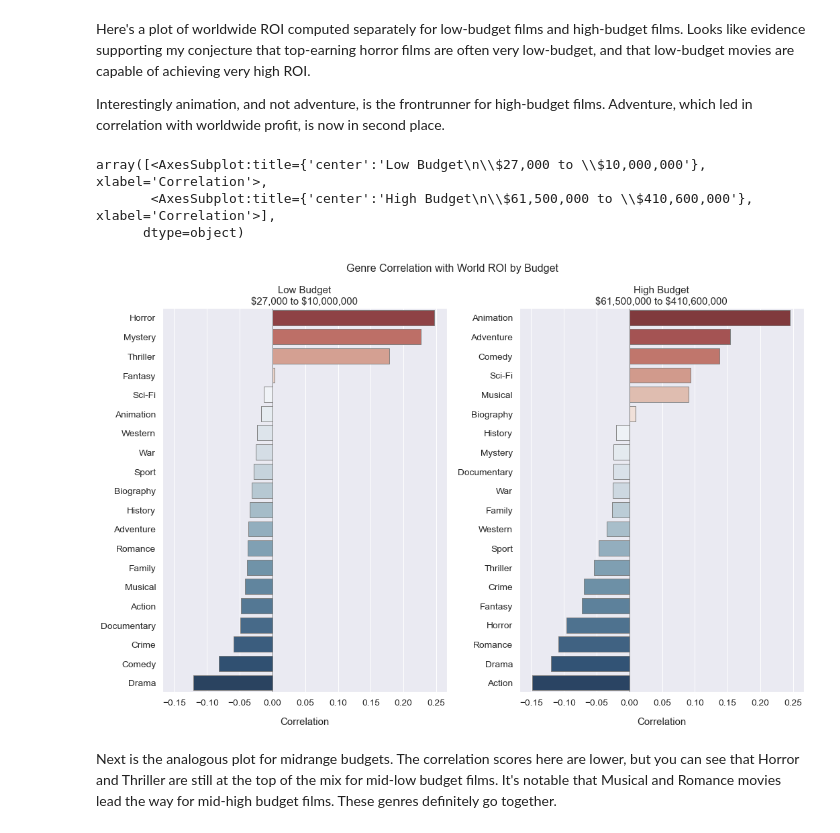
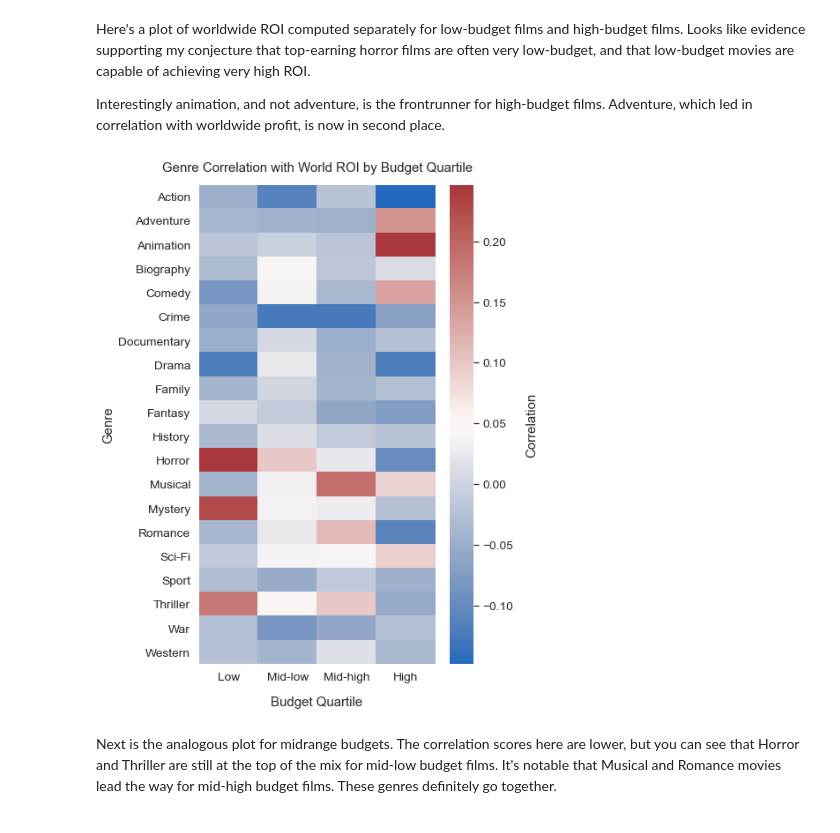
Before and after one commit to ndgigliotti/dsc-phase-1-project, a Jupyter notebook: genre_profitability.ipynb, the cells around one changed output. Cells and saved outputs as stored; diff of their text form; code cells hidden in the pictures.

```diff
--- a/genre_profitability.ipynb
+++ b/genre_profitability.ipynb
@@ -642,17 +631,15 @@ ax.xaxis.set_major_locator(ticker.LogLocator(subs=[1.0]))
 Here's a plot of worldwide ROI computed separately for low-budget films and high-budget films. Looks like evidence supporting my conjecture that top-earning horror films are often very low-budget, and that low-budget movies are capable of achieving very high ROI.
 
 Interestingly animation, and not adventure, is the frontrunner for high-budget films. Adventure, which led in correlation with worldwide profit, is now in second place.
-# %%
-plotting.cat_corr_by_bins(world_roi_by_budget,
-                          'Low Budget',
-                          'High Budget',
-                          quartile_intervals[0],
-                          quartile_intervals[3],
-                          'Genre Correlation with World ROI by Budget')
-# %% [output]
-array([<AxesSubplot:title={'center':'Low Budget\n\\$27,000 to \\$10,000,000'}, xlabel='Correlation'>,
-       <AxesSubplot:title={'center':'High Budget\n\\$61,500,000 to \\$410,600,000'}, xlabel='Correlation'>],
-      dtype=object)
-[figure, removed]
+# %%
+fig, ax = plt.subplots(figsize=(6,10))
+short_quarts = ['Low', 'Mid-low', 'Mid-high', 'High']
+ax = sns.heatmap(world_roi_by_budget.T, ax=ax, xticklabels=short_quarts, cmap='vlag')
+ax.set_xlabel('Budget Quartile', labelpad=15)
+ax.set_ylabel('Genre')
+ax.set_title('Genre Correlation with World ROI by Budget Quartile', pad=15)
+ax.collections[0].colorbar.set_label('Correlation', labelpad=15)
+# %% [output]
+[figure, added]
 # %% [markdown]
 Next is the analogous plot for midrange budgets. The correlation scores here are lower, but you can see that Horror and Thriller are still at the top of the mix for mid-low budget films. It's notable that Musical and Romance movies lead the way for mid-high budget films. These genres definitely go together.
```
Also changed, not shown: parts of 10 cells of this notebook, 1 other file.
